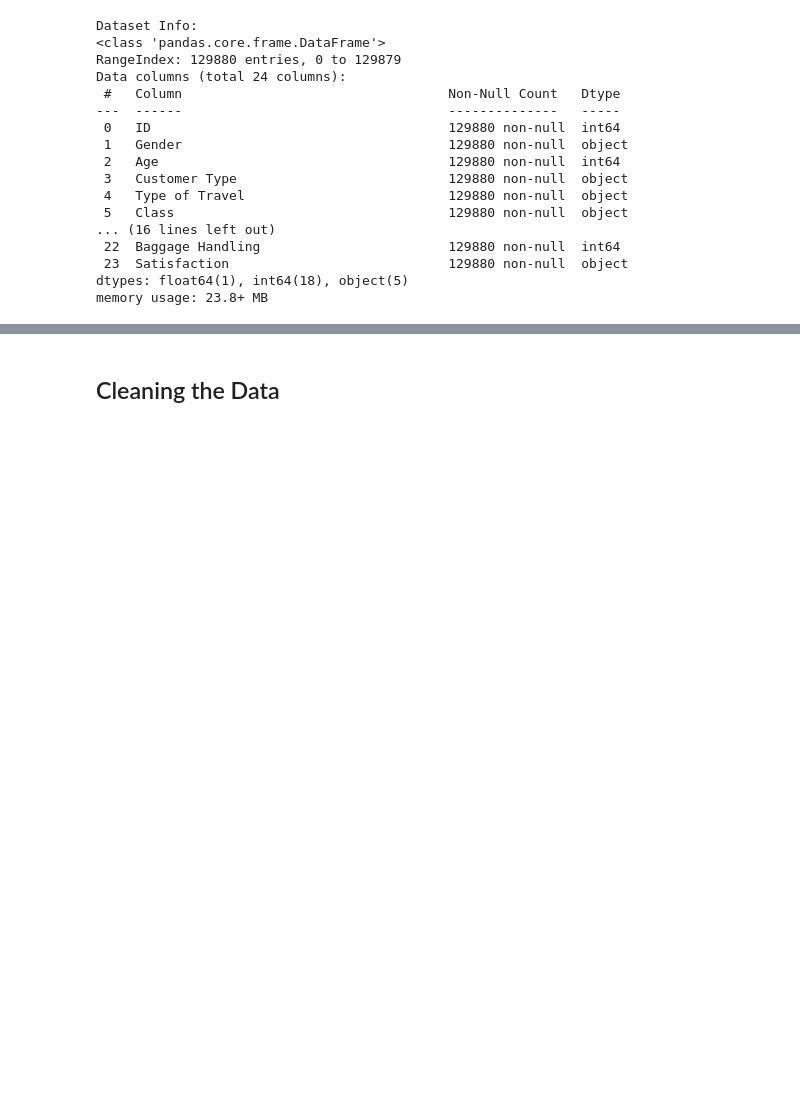
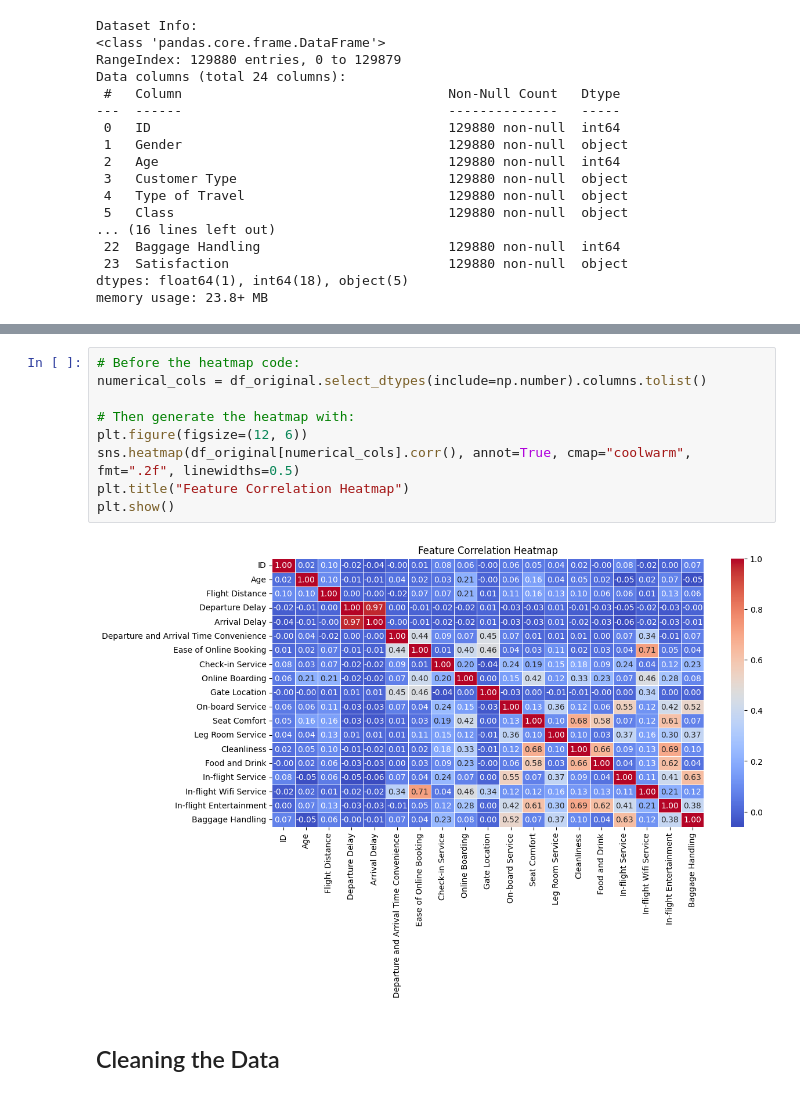
Before and after one commit to OCE1984/MScDataAnaltyicsPrinciples, a Jupyter notebook: DAP_Final_Assessment2.ipynb, the cells around one changed output, grey strips where cells are left out. Saved outputs shown, nothing was run; the diff lists cells and outputs as text; blank space fills up the shorter version.

```diff
--- a/DAP_Final_Assessment2.ipynb
+++ b/DAP_Final_Assessment2.ipynb
@@ -43,2 +107,13 @@ memory usage: 23.8+ MB
+# %%
+# Before the heatmap code:
+numerical_cols = df_original.select_dtypes(include=np.number).columns.tolist()
+
+# Then generate the heatmap with:
+plt.figure(figsize=(12, 6))
+sns.heatmap(df_original[numerical_cols].corr(), annot=True, cmap="coolwarm", fmt=".2f", linewidths=0.5)
+plt.title("Feature Correlation Heatmap")
+plt.show()
+# %% [output]
+[figure, added]
 # %% [markdown]
 ## Cleaning the Data
```
Also changed, not shown: parts of 24 cells of this notebook.
